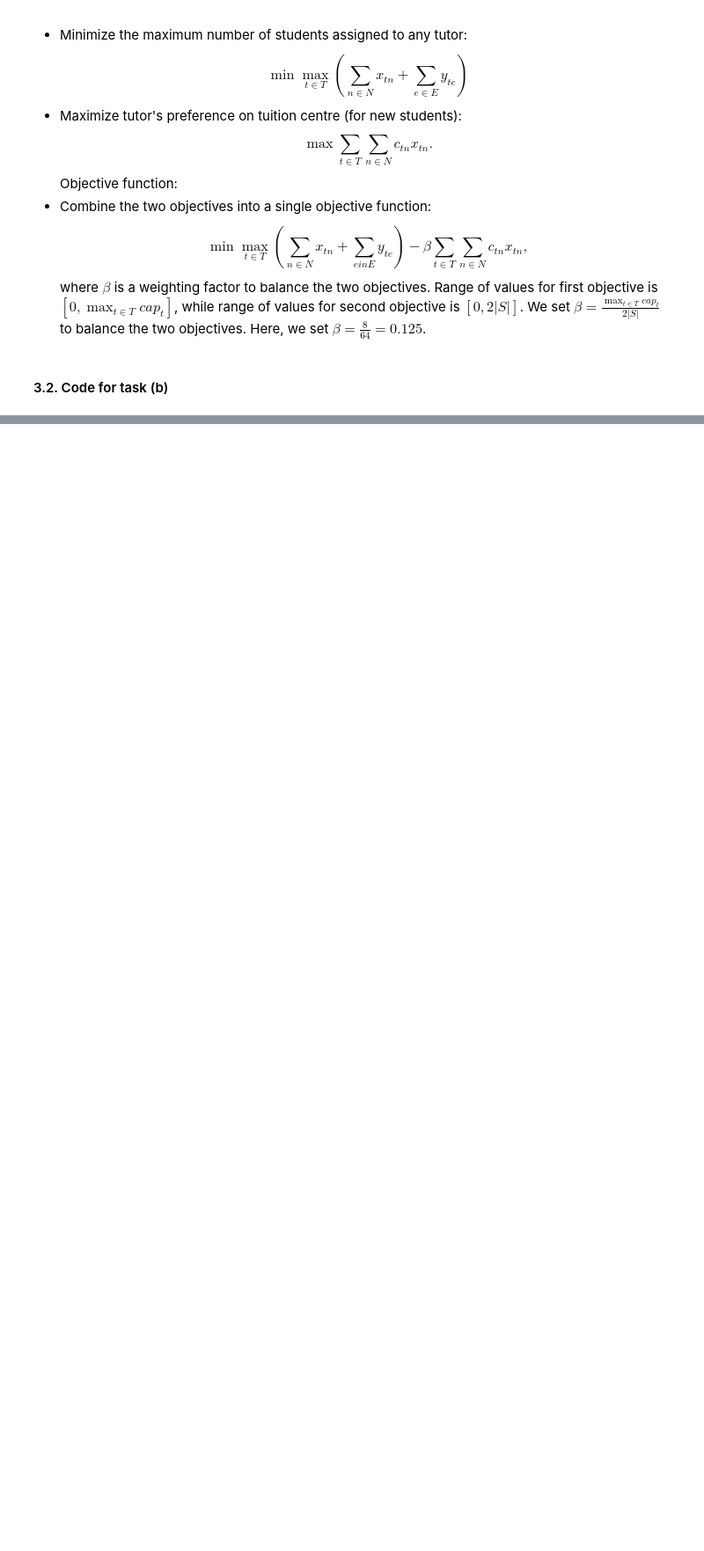
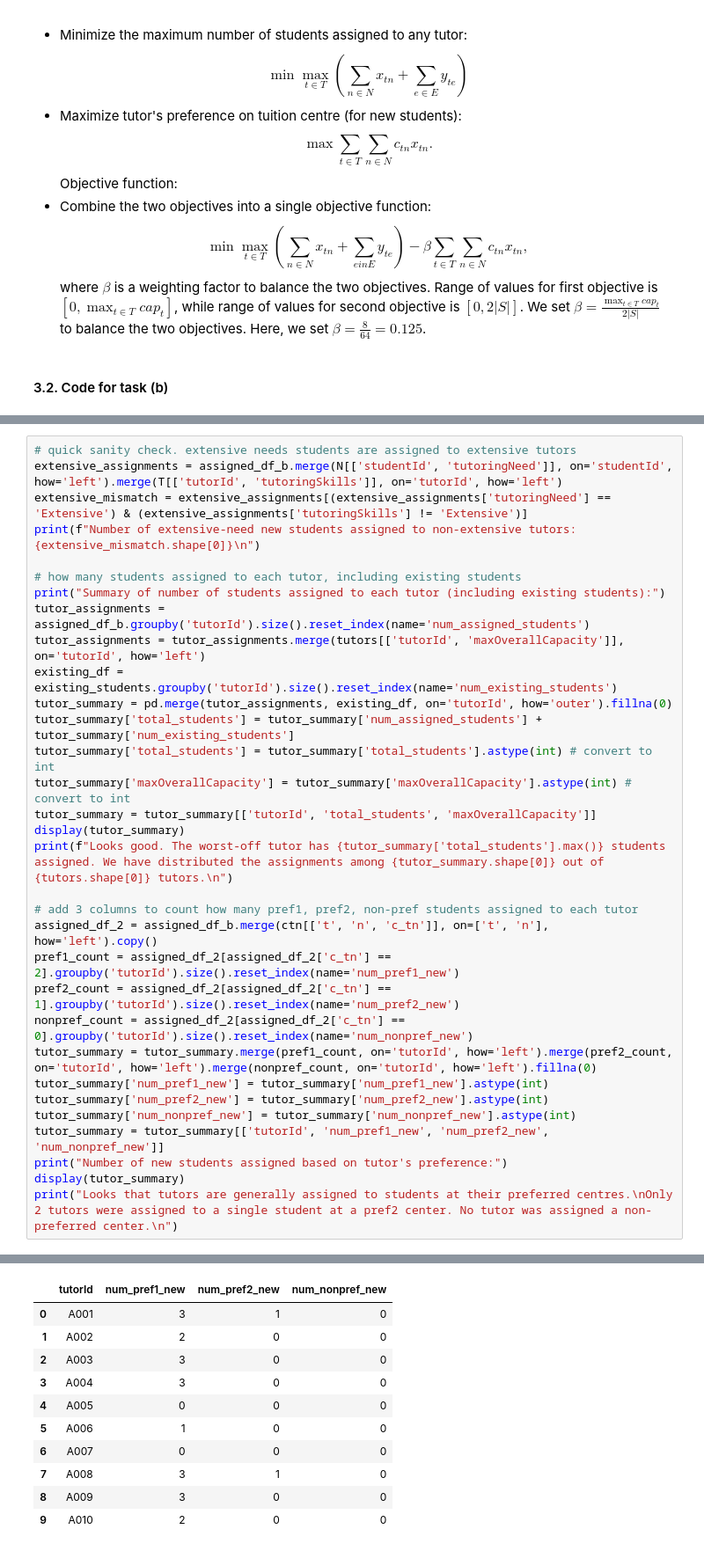
Before and after one commit to darrylteo/Technical-Test---Tutor-Student-Matching-Problem, a Jupyter notebook: technical_test_solution.ipynb, the cells around one changed output, grey strips where cells are left out. Shown: that part at 88% size. Saved outputs shown, nothing was run; the diff lists cells and outputs as text; blank space fills up the shorter version.

```diff
--- a/technical_test_solution.ipynb
+++ b/technical_test_solution.ipynb
@@ -467,0 +559,33 @@ quick recap what these are:
+# %%
+# quick sanity check. extensive needs students are assigned to extensive tutors
+extensive_assignments = assigned_df_b.merge(N[['studentId', 'tutoringNeed']], on='studentId', how='left').merge(T[['tutorId', 'tutoringSkills']], on='tutorId', how='left')
+extensive_mismatch = extensive_assignments[(extensive_assignments['tutoringNeed'] == 'Extensive') & (extensive_assignments['tutoringSkills'] != 'Extensive')]
+print(f"Number of extensive-need new students assigned to non-extensive tutors: {extensive_mismatch.shape[0]}\n")
+
+# how many students assigned to each tutor, including existing students
+print("Summary of number of students assigned to each tutor (including existing students):")
+tutor_assignments = assigned_df_b.groupby('tutorId').size().reset_index(name='num_assigned_students')
+tutor_assignments = tutor_assignments.merge(tutors[['tutorId', 'maxOverallCapacity']], on='tutorId', how='left')
+existing_df = existing_students.groupby('tutorId').size().reset_index(name='num_existing_students')
+tutor_summary = pd.merge(tutor_assignments, existing_df, on='tutorId', how='outer').fillna(0)
+tutor_summary['total_students'] = tutor_summary['num_assigned_students'] + tutor_summary['num_existing_students']
+tutor_summary['total_students'] = tutor_summary['total_students'].astype(int) # convert to int
+tutor_summary['maxOverallCapacity'] = tutor_summary['maxOverallCapacity'].astype(int) # convert to int
+tutor_summary = tutor_summary[['tutorId', 'total_students', 'maxOverallCapacity']]
+display(tutor_summary)
+print(f"Looks good. The worst-off tutor has {tutor_summary['total_students'].max()} students assigned. We have distributed the assignments among {tutor_summary.shape[0]} out of {tutors.shape[0]} tutors.\n")
+
+# add 3 columns to count how many pref1, pref2, non-pref students assigned to each tutor
+assigned_df_2 = assigned_df_b.merge(ctn[['t', 'n', 'c_tn']], on=['t', 'n'], how='left').copy()
+pref1_count = assigned_df_2[assigned_df_2['c_tn'] == 2].groupby('tutorId').size().reset_index(name='num_pref1_new')
+pref2_count = assigned_df_2[assigned_df_2['c_tn'] == 1].groupby('tutorId').size().reset_index(name='num_pref2_new')
+nonpref_count = assigned_df_2[assigned_df_2['c_tn'] == 0].groupby('tutorId').size().reset_index(name='num_nonpref_new')
+tutor_summary = tutor_summary.merge(pref1_count, on='tutorId', how='left').merge(pref2_count, on='tutorId', how='left').merge(nonpref_count, on='tutorId', how='left').fillna(0)
+tutor_summary['num_pref1_new'] = tutor_summary['num_pref1_new'].astype(int)
+tutor_summary['num_pref2_new'] = tutor_summary['num_pref2_new'].astype(int)
+tutor_summary['num_nonpref_new'] = tutor_summary['num_nonpref_new'].astype(int)
+tutor_summary = tutor_summary[['tutorId', 'num_pref1_new', 'num_pref2_new', 'num_nonpref_new']]
+print("Number of new students assigned based on tutor's preference:")
+display(tutor_summary)
+print("Looks that tutors are generally assigned to students at their preferred centres.\nOnly 2 tutors were assigned to a single student at a pref2 center. No tutor was assigned a non-preferred center.\n")
+# %% [output]
@@ -467,0 +609,11 @@ quick recap what these are:
+|  | tutorId | num_pref1_new | num_pref2_new | num_nonpref_new |
+| 0 | A001 | 3 | 1 | 0 |
+| 1 | A002 | 2 | 0 | 0 |
+| 2 | A003 | 3 | 0 | 0 |
+| 3 | A004 | 3 | 0 | 0 |
+| 4 | A005 | 0 | 0 | 0 |
+| 5 | A006 | 1 | 0 | 0 |
+| 6 | A007 | 0 | 0 | 0 |
+| 7 | A008 | 3 | 1 | 0 |
+| 8 | A009 | 3 | 0 | 0 |
+| 9 | A010 | 2 | 0 | 0 |
```
Also changed, not shown: parts of 18 cells of this notebook, 2 other files.
